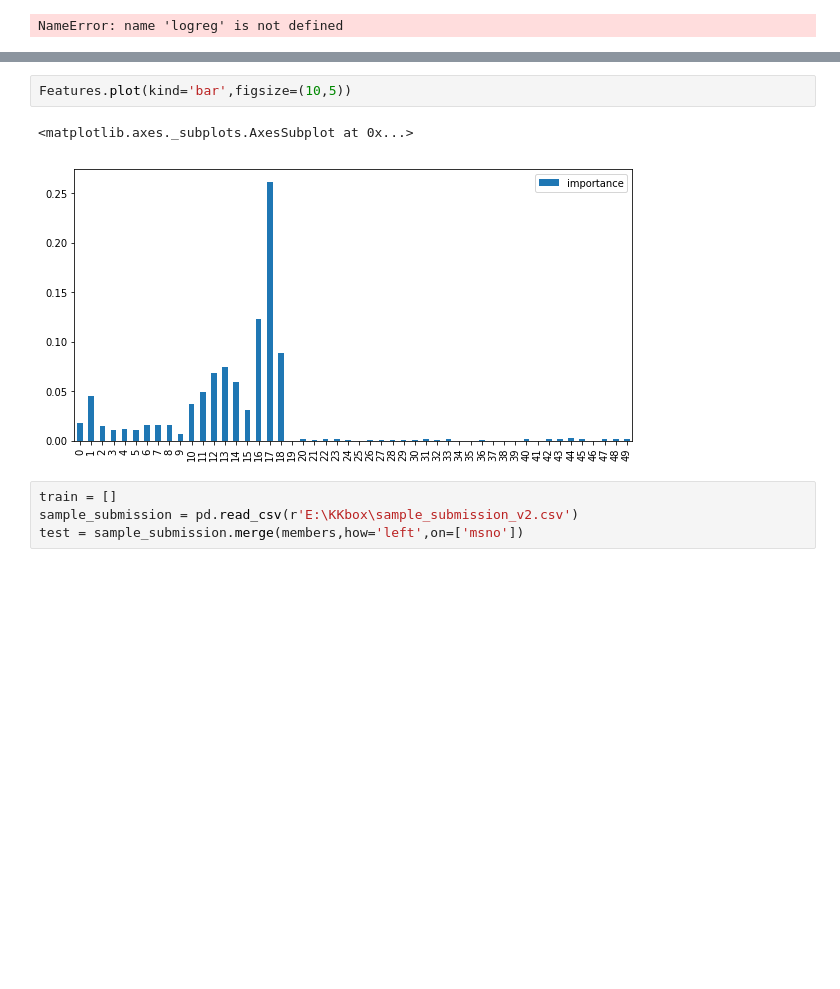
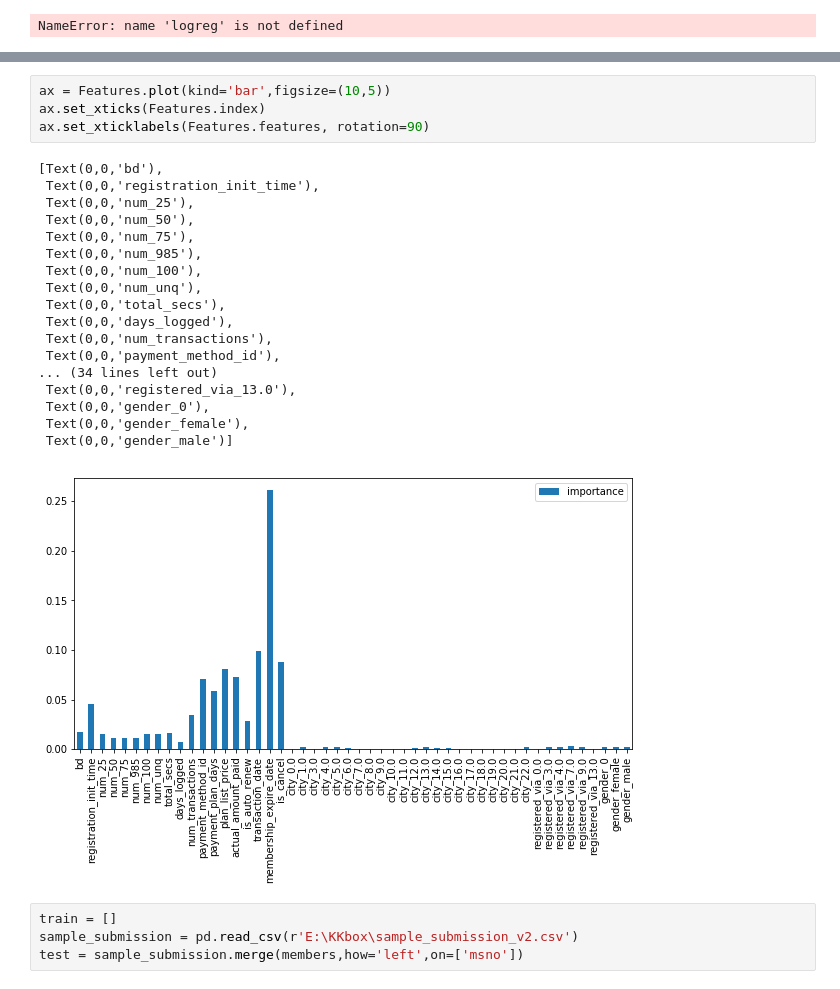
Before and after one commit to liconver/Predicting-Customer-Churn-for-a-Music-Streaming-App, a Jupyter notebook: random forest.ipynb, the cells around one changed output, grey strips where cells are left out. Cells and saved outputs as stored; diff of their text form; blank space fills up the shorter version.

```diff
--- a/random forest.ipynb
+++ b/random forest.ipynb
@@ -174,8 +173,26 @@ Features
 # %%
-Features.plot(kind='bar',figsize=(10,5))
+ax = Features.plot(kind='bar',figsize=(10,5))
+ax.set_xticks(Features.index)
+ax.set_xticklabels(Features.features, rotation=90)
 # %% [output]
-<matplotlib.axes._subplots.AxesSubplot at 0x...>
+[Text(0,0,'bd'),
+ Text(0,0,'registration_init_time'),
+ Text(0,0,'num_25'),
+ Text(0,0,'num_50'),
+ Text(0,0,'num_75'),
+ Text(0,0,'num_985'),
+ Text(0,0,'num_100'),
+ Text(0,0,'num_unq'),
+ Text(0,0,'total_secs'),
+ Text(0,0,'days_logged'),
+ Text(0,0,'num_transactions'),
+ Text(0,0,'payment_method_id'),
+... (34 lines left out)
+ Text(0,0,'registered_via_13.0'),
+ Text(0,0,'gender_0'),
+ Text(0,0,'gender_female'),
+ Text(0,0,'gender_male')]
-[figure, old version]
+[figure, new version]
 # %%
 train = []
 sample_submission = pd.read_csv(r'E:\KKbox\sample_submission_v2.csv')
```
Also changed, not shown: parts of 4 cells of this notebook.
